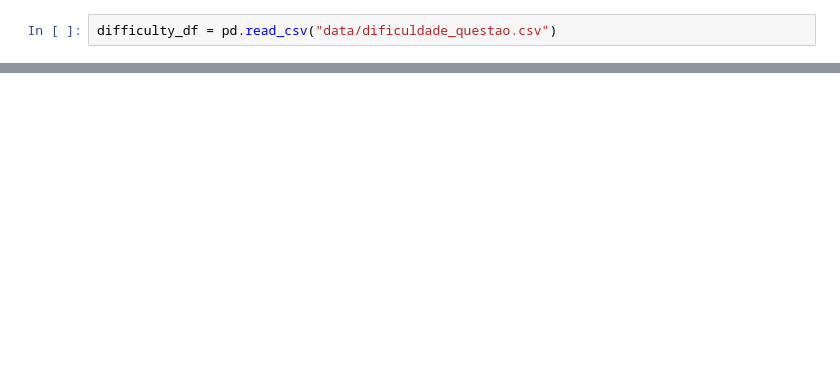
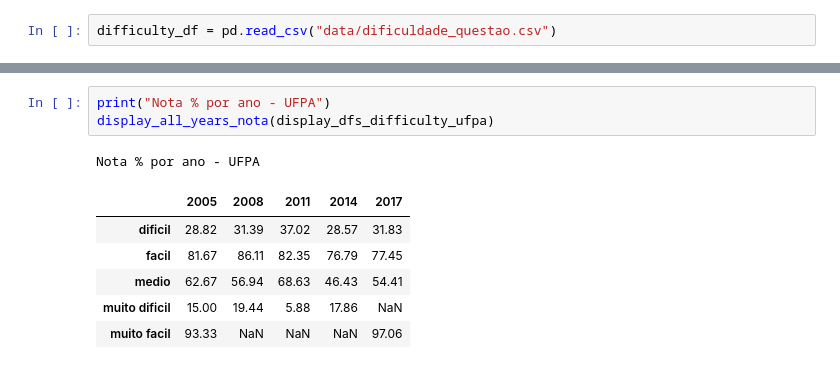
Before and after one commit to renan-cunha/KDD-Enade-Computing, a Jupyter notebook: new_main.ipynb, the cells around one changed output, grey strips where cells are left out. Saved outputs shown, nothing was run; the diff lists cells and outputs as text; blank space fills up the shorter version.

```diff
--- a/new_main.ipynb
+++ b/new_main.ipynb
@@ -869,0 +848,11 @@ Brasil - 2008
+# %%
+print("Nota % por ano - UFPA")
+display_all_years_nota(display_dfs_difficulty_ufpa)
+# %% [output]
+Nota % por ano - UFPA
+|  | 2005 | 2008 | 2011 | 2014 | 2017 |
+| dificil | 28.82 | 31.39 | 37.02 | 28.57 | 31.83 |
+| facil | 81.67 | 86.11 | 82.35 | 76.79 | 77.45 |
+| medio | 62.67 | 56.94 | 68.63 | 46.43 | 54.41 |
+| muito dificil | 15.00 | 19.44 | 5.88 | 17.86 | NaN |
+| muito facil | 93.33 | NaN | NaN | NaN | 97.06 |
```
Also changed, not shown: parts of 29 cells of this notebook.
